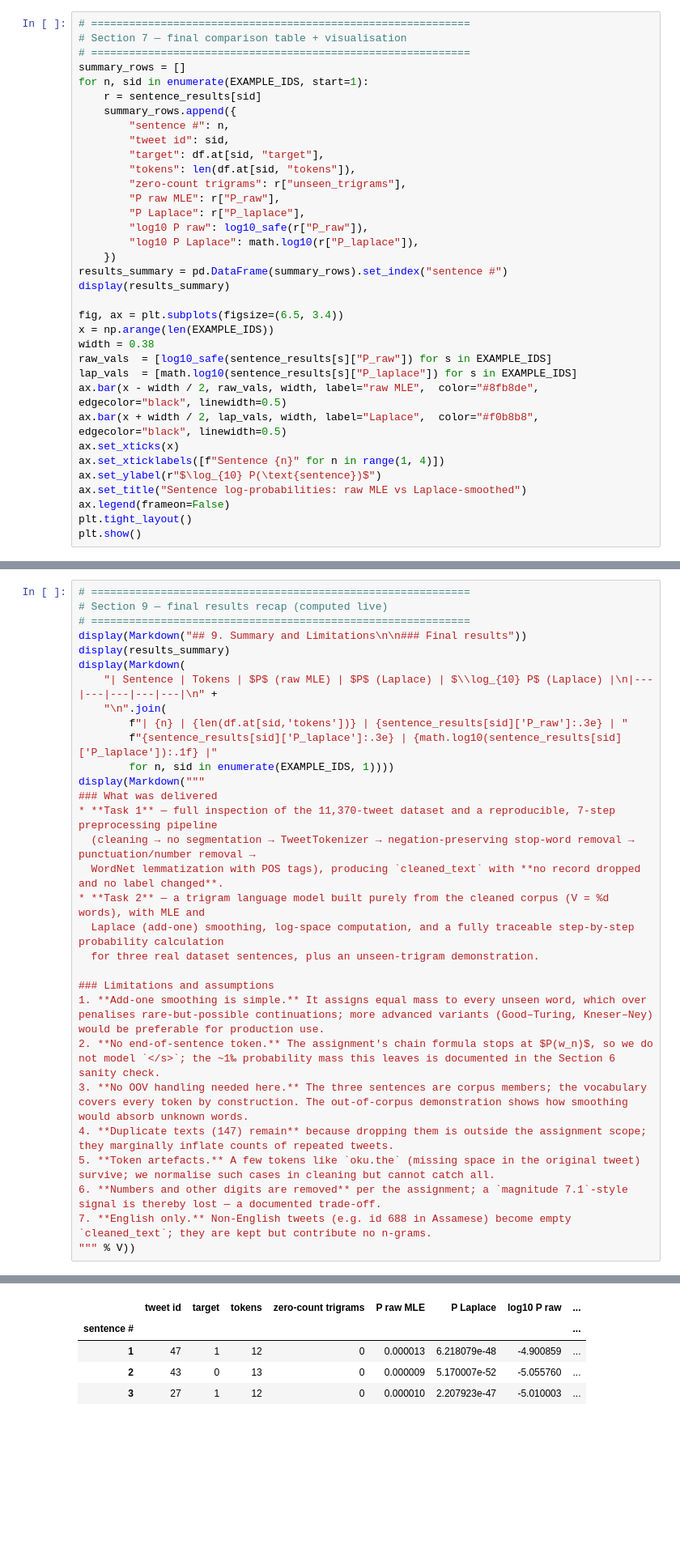
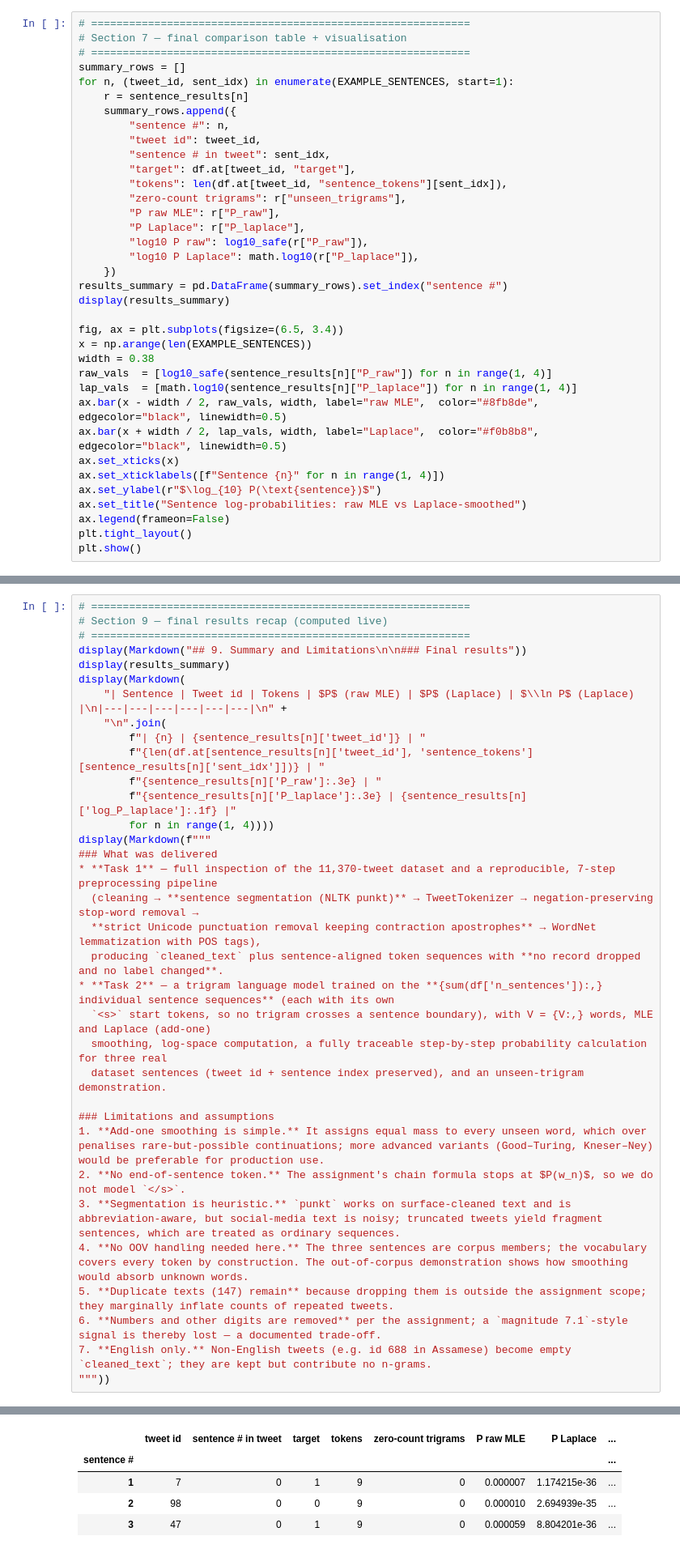
Before and after one commit to AbdoSol1iman/Disaster_Tweets_NLP, a Jupyter notebook: Disaster_Tweets_NLP.ipynb, the cells around one changed output, grey strips where cells are left out. Shown at 81% size. Cells and saved outputs as stored; diff of their text form; blank space fills up the shorter version.

```diff
--- a/Disaster_Tweets_NLP.ipynb
+++ b/Disaster_Tweets_NLP.ipynb
@@ -1071,13 +1201,14 @@ Of the 8 trigram steps, **7 trigrams have Count = 0** (shown explicitly above).
 # Section 7 — final comparison table + visualisation
 # ============================================================
 summary_rows = []
-for n, sid in enumerate(EXAMPLE_IDS, start=1):
-    r = sentence_results[sid]
+for n, (tweet_id, sent_idx) in enumerate(EXAMPLE_SENTENCES, start=1):
+    r = sentence_results[n]
     summary_rows.append({
         "sentence #": n,
-        "tweet id": sid,
-        "target": df.at[sid, "target"],
-        "tokens": len(df.at[sid, "tokens"]),
+        "tweet id": tweet_id,
+        "sentence # in tweet": sent_idx,
+        "target": df.at[tweet_id, "target"],
+        "tokens": len(df.at[tweet_id, "sentence_tokens"][sent_idx]),
         "zero-count trigrams": r["unseen_trigrams"],
         "P raw MLE": r["P_raw"],
         "P Laplace": r["P_laplace"],
@@ -1088,10 +1219,10 @@ results_summary = pd.DataFrame(summary_rows).set_index("sentence #")
 display(results_summary)
 
 fig, ax = plt.subplots(figsize=(6.5, 3.4))
-x = np.arange(len(EXAMPLE_IDS))
+x = np.arange(len(EXAMPLE_SENTENCES))
 width = 0.38
-raw_vals  = [log10_safe(sentence_results[s]["P_raw"]) for s in EXAMPLE_IDS]
-lap_vals  = [math.log10(sentence_results[s]["P_laplace"]) for s in EXAMPLE_IDS]
+raw_vals  = [log10_safe(sentence_results[n]["P_raw"]) for n in range(1, 4)]
+lap_vals  = [math.log10(sentence_results[n]["P_laplace"]) for n in range(1, 4)]
 ax.bar(x - width / 2, raw_vals, width, label="raw MLE",  color="#8fb8de", edgecolor="black", linewidth=0.5)
 ax.bar(x + width / 2, lap_vals, width, label="Laplace",  color="#f0b8b8", edgecolor="black", linewidth=0.5)
 ax.set_xticks(x)
@@ -1176,39 +1335,43 @@ Wrote /home/dev911/Downloads/Disaster Tweets/Disaster_Tweets_NLP/outputs/sentenc
 # %%
 # ============================================================
 # Section 9 — final results recap (computed live)
 # ============================================================
 display(Markdown("## 9. Summary and Limitations\n\n### Final results"))
 display(results_summary)
 display(Markdown(
-    "| Sentence | Tokens | $P$ (raw MLE) | $P$ (Laplace) | $\\log_{10} P$ (Laplace) |\n|---|---|---|---|---|\n" +
+    "| Sentence | Tweet id | Tokens | $P$ (raw MLE) | $P$ (Laplace) | $\\ln P$ (Laplace) |\n|---|---|---|---|---|---|\n" +
     "\n".join(
-        f"| {n} | {len(df.at[sid,'tokens'])} | {sentence_results[sid]['P_raw']:.3e} | "
-        f"{sentence_results[sid]['P_laplace']:.3e} | {math.log10(sentence_results[sid]['P_laplace']):.1f} |"
-        for n, sid in enumerate(EXAMPLE_IDS, 1))))
-display(Markdown("""
+        f"| {n} | {sentence_results[n]['tweet_id']} | "
+        f"{len(df.at[sentence_results[n]['tweet_id'], 'sentence_tokens'][sentence_results[n]['sent_idx']])} | "
+        f"{sentence_results[n]['P_raw']:.3e} | "
+        f"{sentence_results[n]['P_laplace']:.3e} | {sentence_results[n]['log_P_laplace']:.1f} |"
+        for n in range(1, 4))))
+display(Markdown(f"""
 ### What was delivered
 * **Task 1** — full inspection of the 11,370-tweet dataset and a reproducible, 7-step preprocessing pipeline
-  (cleaning → no segmentation → TweetTokenizer → negation-preserving stop-word removal → punctuation/number removal →
-  WordNet lemmatization with POS tags), producing `cleaned_text` with **no record dropped and no label changed**.
-* **Task 2** — a trigram language model built purely from the cleaned corpus (V = %d words), with MLE and
-  Laplace (add-one) smoothing, log-space computation, and a fully traceable step-by-step probability calculation
-  for three real dataset sentences, plus an unseen-trigram demonstration.
+  (cleaning → **sentence segmentation (NLTK punkt)** → TweetTokenizer → negation-preserving stop-word removal →
+  **strict Unicode punctuation removal keeping contraction apostrophes** → WordNet lemmatization with POS tags),
+  producing `cleaned_text` plus sentence-aligned token sequences with **no record dropped and no label changed**.
+* **Task 2** — a trigram language model trained on the **{sum(df['n_sentences']):,} individual sentence sequences** (each with its own
+  `<s>` start tokens, so no trigram crosses a sentence boundary), with V = {V:,} words, MLE and Laplace (add-one)
+  smoothing, log-space computation, a fully traceable step-by-step probability calculation for three real
+  dataset sentences (tweet id + sentence index preserved), and an unseen-trigram demonstration.
 
 ### Limitations and assumptions
 1. **Add-one smoothing is simple.** It assigns equal mass to every unseen word, which over penalises rare-but-possible continuations; more advanced variants (Good–Turing, Kneser–Ney) would be preferable for production use.
-2. **No end-of-sentence token.** The assignment's chain formula stops at $P(w_n)$, so we do not model `</s>`; the ~1‰ probability mass this leaves is documented in the Section 6 sanity check.
-3. **No OOV handling needed here.** The three sentences are corpus members; the vocabulary covers every token by construction. The out-of-corpus demonstration shows how smoothing would absorb unknown words.
-4. **Duplicate texts (147) remain** because dropping them is outside the assignment scope; they marginally inflate counts of repeated tweets.
-5. **Token artefacts.** A few tokens like `oku.the` (missing space in the original tweet) survive; we normalise such cases in cleaning but cannot catch all.
+2. **No end-of-sentence token.** The assignment's chain formula stops at $P(w_n)$, so we do not model `</s>`.
+3. **Segmentation is heuristic.** `punkt` works on surface-cleaned text and is abbreviation-aware, but social-media text is noisy; truncated tweets yield fragment sentences, which are treated as ordinary sequences.
+4. **No OOV handling needed here.** The three sentences are corpus members; the vocabulary covers every token by construction. The out-of-corpus demonstration shows how smoothing would absorb unknown words.
+5. **Duplicate texts (147) remain** because dropping them is outside the assignment scope; they marginally inflate counts of repeated tweets.
 6. **Numbers and other digits are removed** per the assignment; a `magnitude 7.1`-style signal is thereby lost — a documented trade-off.
 7. **English only.** Non-English tweets (e.g. id 688 in Assamese) become empty `cleaned_text`; they are kept but contribute no n-grams.
-""" % V))
+"""))
 # %% [output]
 ## 9. Summary and Limitations
 
 ### Final results
-|  | tweet id | target | tokens | zero-count trigrams | P raw MLE | P Laplace | log10 P raw | ... |
+|  | tweet id | sentence # in tweet | target | tokens | zero-count trigrams | P raw MLE | P Laplace | ... |
 | sentence # |  |  |  |  |  |  |  | ... |
-| 1 | 47 | 1 | 12 | 0 | 0.000013 | 6.218079e-48 | -4.900859 | ... |
-| 2 | 43 | 0 | 13 | 0 | 0.000009 | 5.170007e-52 | -5.055760 | ... |
-| 3 | 27 | 1 | 12 | 0 | 0.000010 | 2.207923e-47 | -5.010003 | ... |
+| 1 | 7 | 0 | 1 | 9 | 0 | 0.000007 | 1.174215e-36 | ... |
+| 2 | 98 | 0 | 0 | 9 | 0 | 0.000010 | 2.694939e-35 | ... |
+| 3 | 47 | 0 | 1 | 9 | 0 | 0.000059 | 8.804201e-36 | ... |
```
Also changed, not shown: parts of 32 cells of this notebook, 4 other files.
